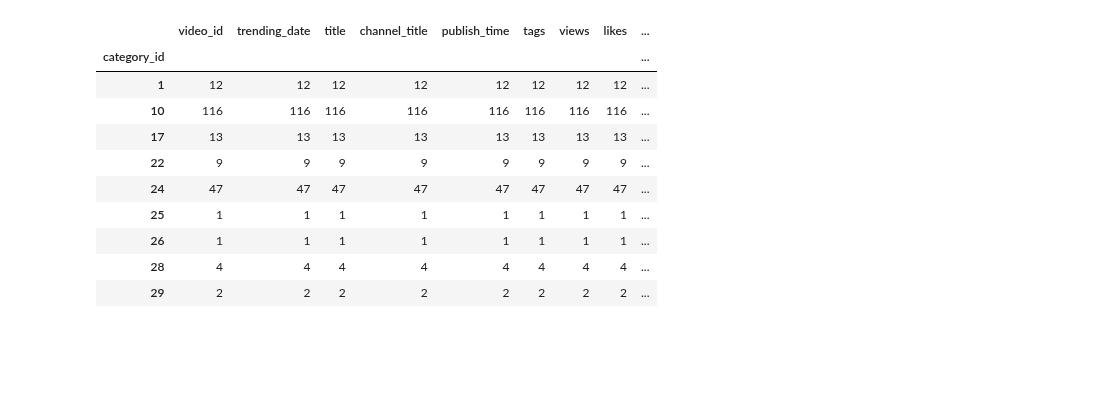
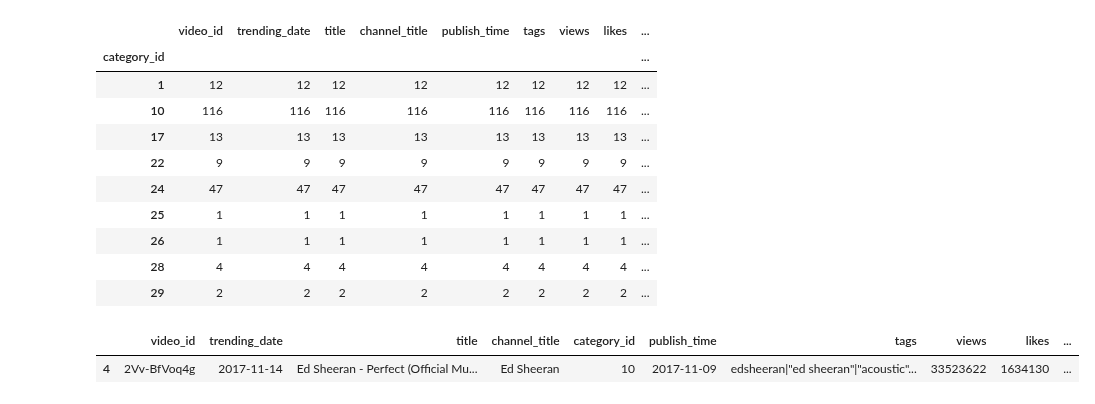
Before and after one commit to Harsh-2420/kaggle, a Jupyter notebook: Youtube/youtube-analysis.ipynb, the cells around one changed output. Saved outputs shown, nothing was run; the diff lists cells and outputs as text; code cells hidden in the pictures; blank space fills up the shorter version.

```diff
--- a/Youtube/youtube-analysis.ipynb
+++ b/Youtube/youtube-analysis.ipynb
@@ -159,3 +172,8 @@ top_view_df.groupby(['category_id']).agg('count')
 | 26 | 1 | 1 | 1 | 1 | 1 | 1 | 1 | 1 | ... |
 | 28 | 4 | 4 | 4 | 4 | 4 | 4 | 4 | 4 | ... |
 | 29 | 2 | 2 | 2 | 2 | 2 | 2 | 2 | 2 | ... |
+# %%
+top_view_df.head(1)
+# %% [output]
+|  | video_id | trending_date | title | channel_title | category_id | publish_time | tags | views | likes | ... |
+| 4 | 2Vv-BfVoq4g | 2017-11-14 | Ed Sheeran - Perfect (Official Mu... | Ed Sheeran | 10 | 2017-11-09 | edsheeran|"ed sheeran"|"acoustic"... | 33523622 | 1634130 | ... |
```
Also changed, not shown: parts of 4 cells of this notebook.
